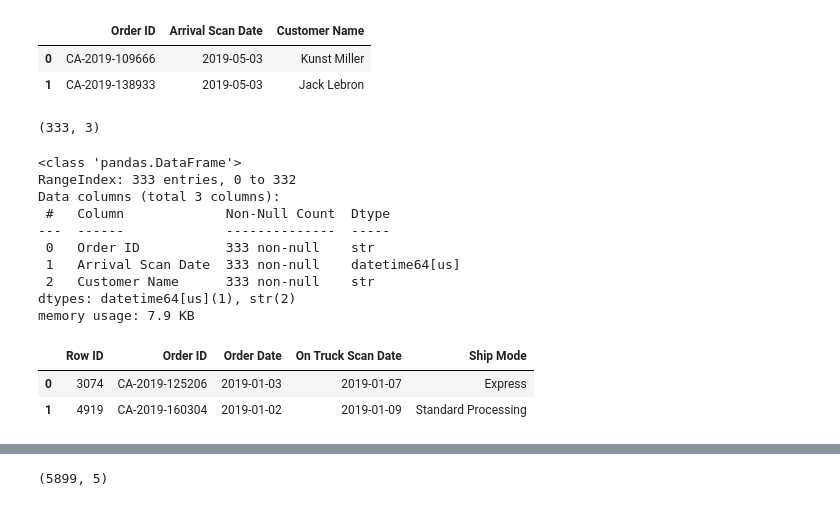
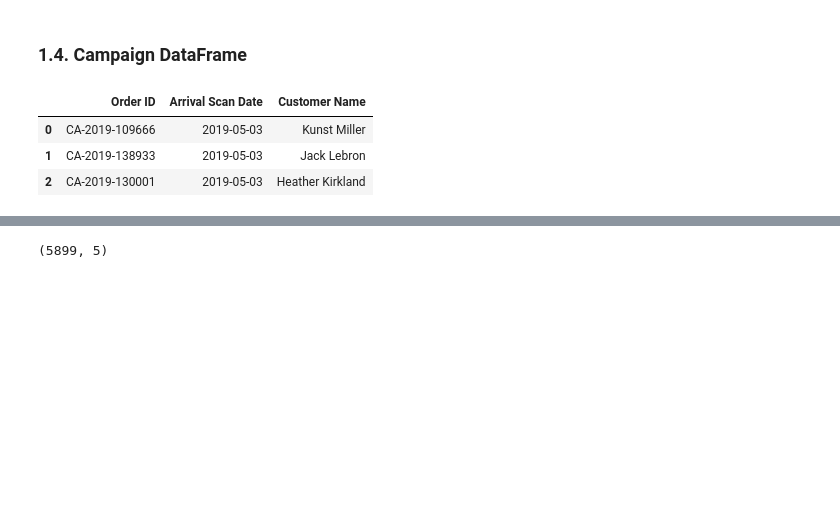
Before and after one commit to skibodaria/muesli-project, a Jupyter notebook: dasha_file.ipynb, the cells around one changed output, grey strips where cells are left out. Saved outputs shown, nothing was run; the diff lists cells and outputs as text; code cells hidden in the pictures; blank space fills up the shorter version.

```diff
--- a/dasha_file.ipynb
+++ b/dasha_file.ipynb
@@ -76,8 +196,11 @@ memory usage: 1.4 MB
+# %% [markdown]
+### 1.4. Campaign DataFrame
 # %%
 df_campaign = pd.read_excel('data_raw_copy.xlsx',sheet_name = 'Campaign Data', header = 0)
-df_campaign.head(2)
+df_campaign.head(3)
 # %% [output]
 |  | Order ID | Arrival Scan Date | Customer Name |
 | 0 | CA-2019-109666 | 2019-05-03 | Kunst Miller |
 | 1 | CA-2019-138933 | 2019-05-03 | Jack Lebron |
+| 2 | CA-2019-130001 | 2019-05-03 | Heather Kirkland |
 # %%
@@ -86,24 +208,0 @@ df_campaign.to_csv('./data_csv/campaign.csv',sep = ',', header = True, index = F
-# %%
-df_campaign.shape
-# %% [output]
-(333, 3)
-# %%
-df_campaign.info()
-# %% [output]
-<class 'pandas.DataFrame'>
-RangeIndex: 333 entries, 0 to 332
-Data columns (total 3 columns):
- #   Column             Non-Null Count  Dtype
----  ------             --------------  -----
- 0   Order ID           333 non-null    str
- 1   Arrival Scan Date  333 non-null    datetime64[us]
- 2   Customer Name      333 non-null    str
-dtypes: datetime64[us](1), str(2)
-memory usage: 7.9 KB
-# %%
-df_process = pd.read_excel('data_raw_copy.xlsx',sheet_name = 'Order Process Data', header = 0)
-df_process.head(2)
-# %% [output]
-|  | Row ID | Order ID | Order Date | On Truck Scan Date | Ship Mode |
-| 0 | 3074 | CA-2019-125206 | 2019-01-03 | 2019-01-07 | Express |
-| 1 | 4919 | CA-2019-160304 | 2019-01-02 | 2019-01-09 | Standard Processing |
```
Also changed, not shown: parts of 128 cells of this notebook, 23 other files.
